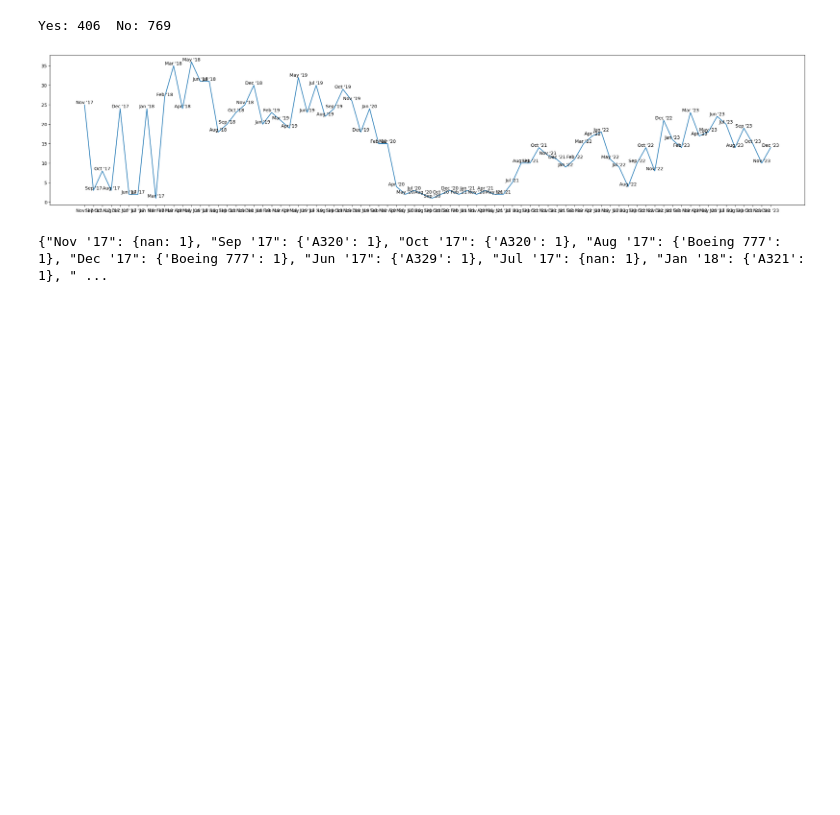
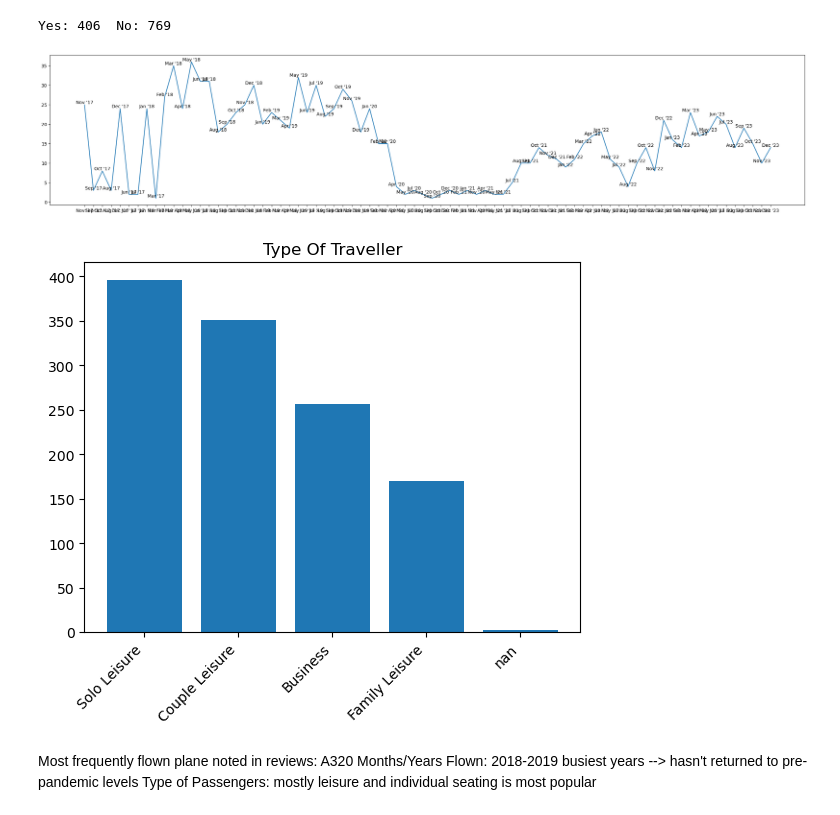
Before and after one commit to LLinNYU/Forage_BA, a Jupyter notebook: Part1_Data_Overview.ipynb, the cells around one changed output. Cells and saved outputs as stored; diff of their text form; code cells hidden in the pictures; blank space fills up the shorter version.

```diff
--- a/Part1_Data_Overview.ipynb
+++ b/Part1_Data_Overview.ipynb
@@ -92,21 +91,46 @@ plt.show()
 # %%
 #can't plot by aircraft and time since there isn't enough data on this
 #people probably don't care about the type of aircraft in general
-# feature_to_compare = 'Aircraft'
 
-# x_y = list(zip(verified_df[feature_to_compare],x))
+def specific_feature(feature_to_compare):
+    categories = {}
 
+    x_y = list(verified_df[feature_to_compare])
+
+    for feature_type in x_y:
+        if feature_type not in categories:
+            categories[feature_type] = 1
+        else:
+            categories[feature_type] += 1
+
+    item_freq = sorted(categories.items(), key = lambda x: x[1],reverse = True)
+    item, freq = zip(*item_freq)
+    item = [str(i) for i in item]
+    freq = [int(f) for f in freq]
+
+    # print(type(item[1]))
+    # print(type(freq[0]))
+    plt.title(feature_to_compare)
+    plt.bar(item[0:10], freq[0:10])
+    plt.xticks(rotation = 45, ha='right')
+    plt.show()
+
+specific_feature('Type Of Traveller') #switch column names and capitalize each word
 # aircraft_dates = {} #by month/year, then count by aircraft
 
 # for plane_date in x_y:
 #     if plane_date[0] != None and plane_date[0] != None:
 #         if plane_date[1] not in aircraft_dates:
 #             aircraft_dates[plane_date[1]] = {plane_date[0] : 1}
 #         else:
 #             aircraft_dates[plane_date[1]][plane_date[0]] += 1
 # print(aircraft_dates)
 # %% [output]
-{"Nov '17": {nan: 1}, "Sep '17": {'A320': 1}, "Oct '17": {'A320': 1}, "Aug '17": {'Boeing 777': 1}, "Dec '17": {'Boeing 777': 1}, "Jun '17": {'A329': 1}, "Jul '17": {nan: 1}, "Jan '18": {'A321': 1}, " ...
+[figure, added]
+# %% [markdown]
+Most frequently flown plane noted in reviews: A320
+Months/Years Flown: 2018-2019 busiest years --> hasn't returned to pre-pandemic levels
+Type of Passengers: mostly leisure and individual seating is most popular
 # %%
 # feature_to_compare = 'Aircraft'
 
```
Also changed, not shown: parts of 5 cells of this notebook.
